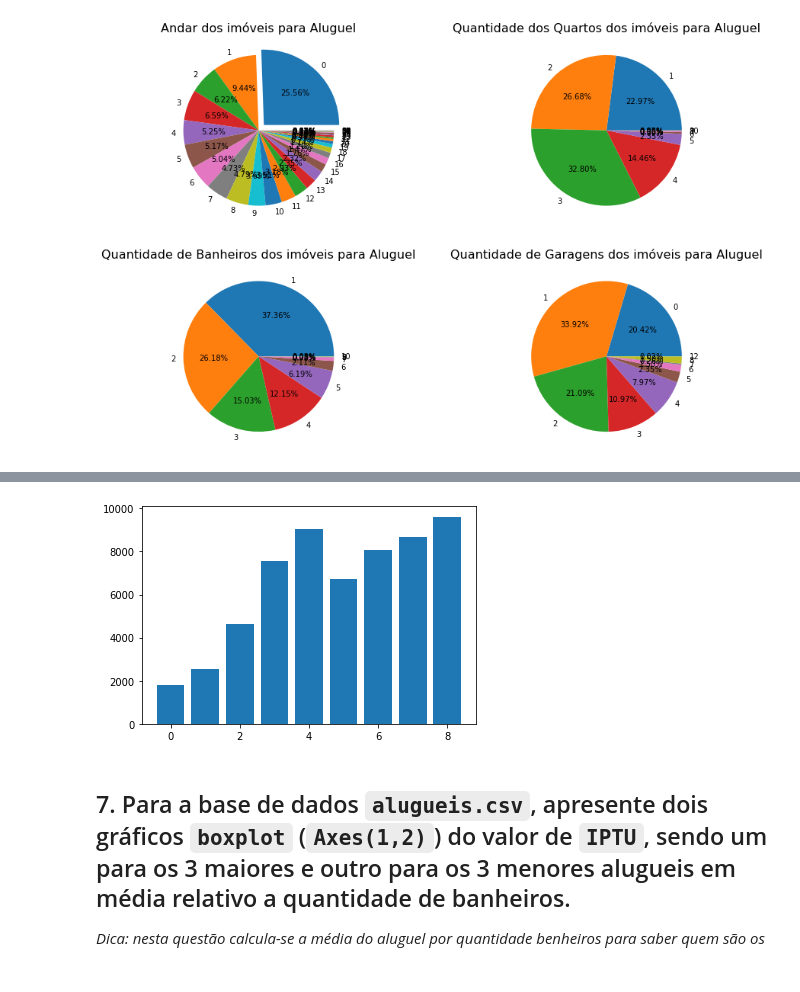
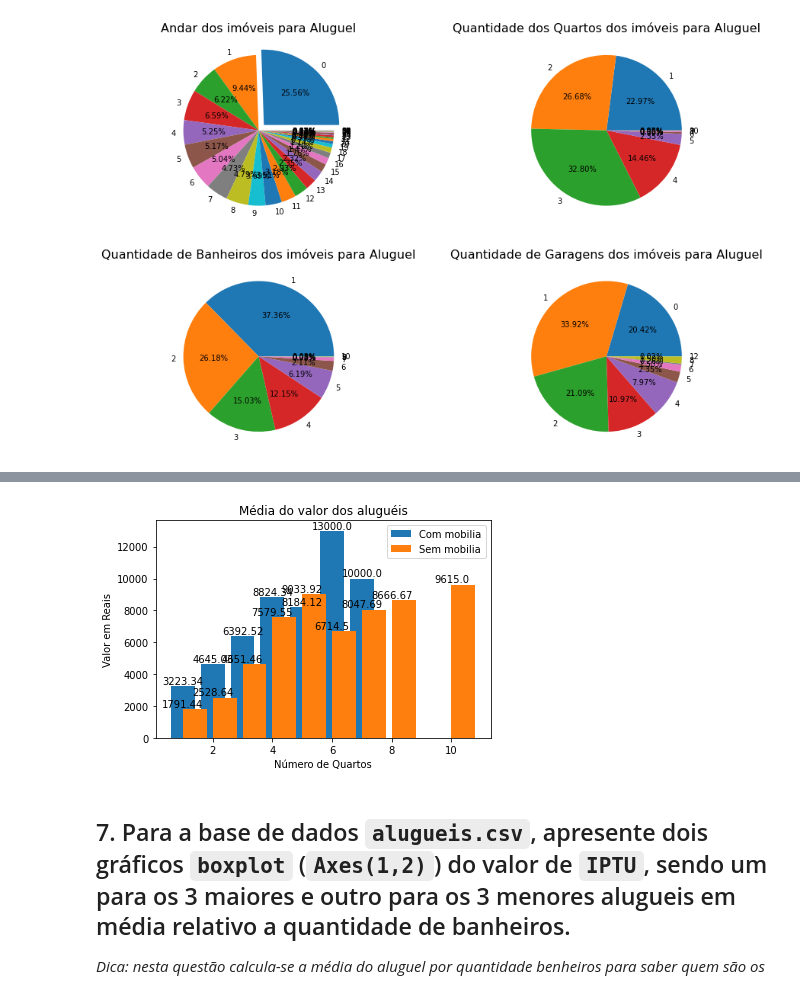
Before and after one commit to andressadarosa/TI2POD, a Jupyter notebook: TI2CORRETO.ipynb, the cells around one changed output, grey strips where cells are left out. Saved outputs shown, nothing was run; the diff lists cells and outputs as text; code cells hidden in the pictures.

```diff
--- a/TI2CORRETO.ipynb
+++ b/TI2CORRETO.ipynb
@@ -341,63 +341,58 @@ aux = alugueis[['Mobiliado', 'Aluguel', 'Quartos']]
 imoveis_sem_mobilia = aux.loc[aux['Mobiliado'] == False] # filtro somente os imoveis sem mobilia
 # calculo a meia do valor dos alugueis relativo ao numero de quartos definindo duas casas decimais após o ponto
 media_sem_mobilia = dict(imoveis_sem_mobilia.groupby(['Quartos'])['Aluguel'].mean().round(2))
-display(media_sem_mobilia)
+# display(media_sem_mobilia)
 
 # COM MOBILIA
 imoveis_com_mobilia = aux.loc[aux['Mobiliado'] == True] # filtro somente os imoveis com mobilia
 # calculo a meia do valor dos alugueis relativo ao numero de quartos definindo duas casas decimais após o ponto
 media_com_mobilia = dict(imoveis_com_mobilia.groupby(['Quartos'])['Aluguel'].mean().round(2))
-display(media_com_mobilia)
+# display(media_com_mobilia)
 
-plt.bar(range(len(media_sem_mobilia)), list(media_sem_mobilia.values()), align='center')
+# plt.bar(media_sem_mobilia.keys(), media_sem_mobilia.values())
+# plt.bar(media_com_mobilia.keys(), media_com_mobilia.values())
 
-for i in range(len(media_sem_mobilia)):
-    ax.annotate(media_sem_mobilia.keys(i),
-                # xy=(x_dados[i], y_dados[i]),
-                # xycoords='data',
-                # xytext=(x_dados[i], y_dados[i]),
-                # textcoords='data',
-                # horizontalalignment='center',
-                # verticalalignment='bottom'
+
+
+
+fig, ax = plt.subplots()
+
+
+x_dados = list(media_com_mobilia.keys())
+y_dados = list(media_com_mobilia.values())
+
+ax.bar(x_dados, y_dados, align='center')
+
+for i in range(len(x_dados)):
+    ax.annotate(y_dados[i],
+                xy = (x_dados[i], y_dados[i]),
+                xycoords ='data',
+                xytext = (x_dados[i], y_dados[i]),
+                textcoords = 'data',
+                horizontalalignment = 'center',
+                verticalalignment = 'bottom'
                )
 
 
+x_dados = list(media_sem_mobilia.keys())
+y_dados = list(media_sem_mobilia.values())
 
-# ax.bar(range(len(media_sem_mobilia)), list(media_sem_mobilia.values()))
+ax.bar(x_dados, y_dados, align='edge')
 
-# y_dados = list(media_sem_mobilia.values())
-# x_dados = list(media_sem_mobilia.keys())
-
-# for i in range(len(media_sem_mobilia)):
-#     ax.annotate(y_dados[i],
-#                 xy=(x_dados[i], y_dados[i]),
-#                 xycoords='data',
-#                 xytext=(x_dados[i], y_dados[i]),
-#                 textcoords='data',
-#                 horizontalalignment='center',
-#                 verticalalignment='bottom'
-#                )
-# plt.show()
+for i in range(len(x_dados)):
+    ax.annotate(y_dados[i],
+                xy = (x_dados[i], y_dados[i]),
+                xycoords ='data',
+                xytext = (x_dados[i], y_dados[i]),
+                textcoords = 'data',
+                horizontalalignment = 'center',
+                verticalalignment = 'bottom'
+               )
 
 
-# SEM MOBILIA
-# names = media_sem_mobilia.keys
-# values = media_sem_mobilia.values
-
-# fig, axs = plt.subplots()
-# graph = axs.bar(names, values)
-# axs.set(title='Média do Valor dos Aluguéis')
-# axs.set_xlabel('Número de Quartos')
-# axs.set_ylabel('Valor em Reais')
-# plt.xticks(rotation=30,horizontalalignment="right")
-
-# for i in range(names):
-#     axs.annotate(values[i],
-#             xy=(names[i], values[i]),
-#             xycoords='data',
-#             xytext=(names[i], values[i]),
-#             textcoords='data',
-#             horizontalalignment='center',
-#             verticalalignment='bottom'
-#                )
+plt.title('Média do valor dos aluguéis')
+plt.xlabel('Número de Quartos')
+plt.ylabel('Valor em Reais')
+plt.legend(('Com mobilia', 'Sem mobilia'))
+plt.show()
 # %% [output]
@@ -421,4 +399,4 @@ TypeError: dict.keys() takes no arguments (1 given)
-[figure, old version]
+[figure, new version]
 # %% [markdown]
 ## 7. Para a base de dados `alugueis.csv`, apresente dois gráficos `boxplot`  (`Axes(1,2)`) do valor de `IPTU`, sendo um para os 3 maiores e outro para os 3 menores alugueis em média relativo a quantidade de banheiros.
 
```
Also changed, not shown: parts of 2 cells of this notebook.
